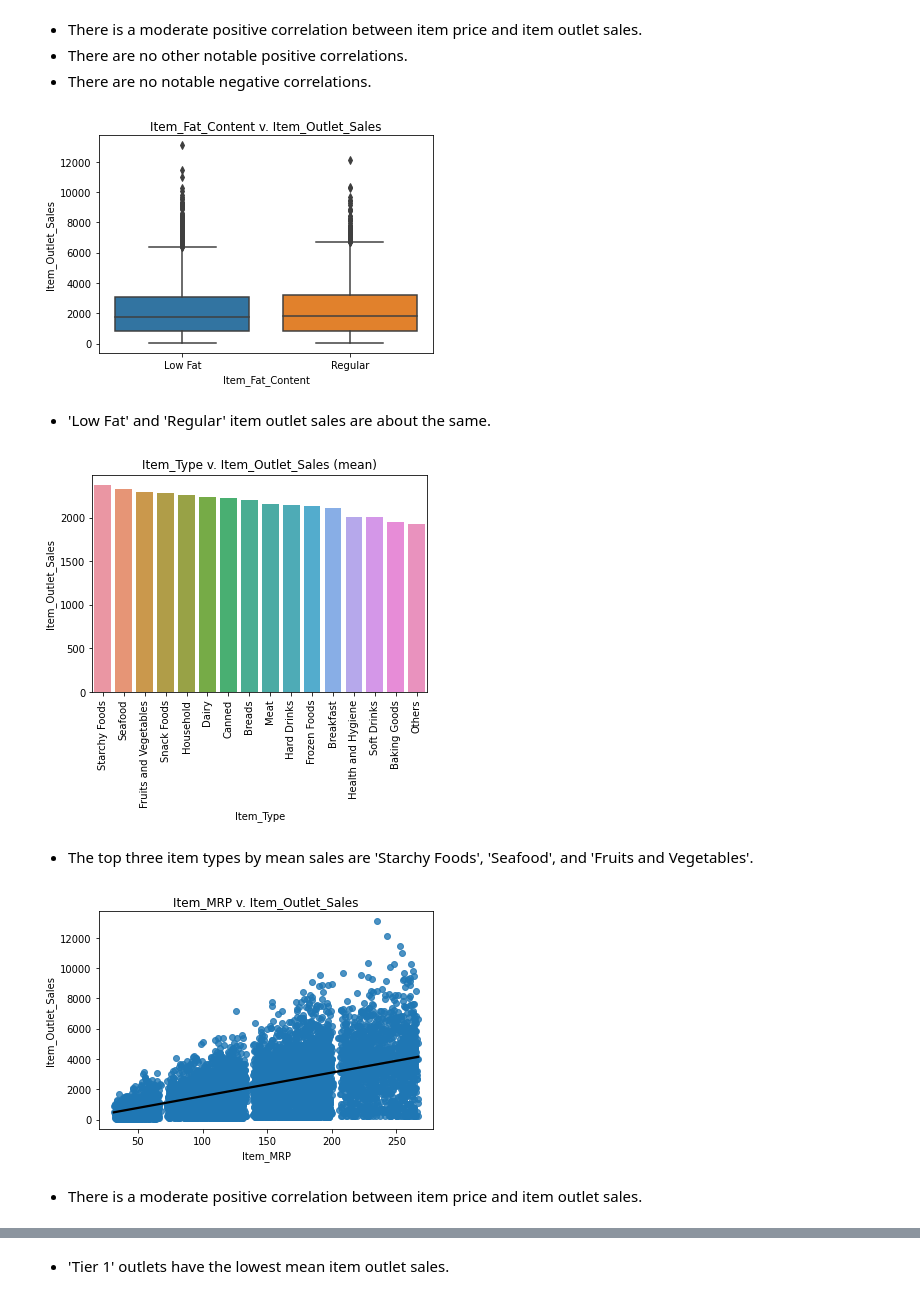
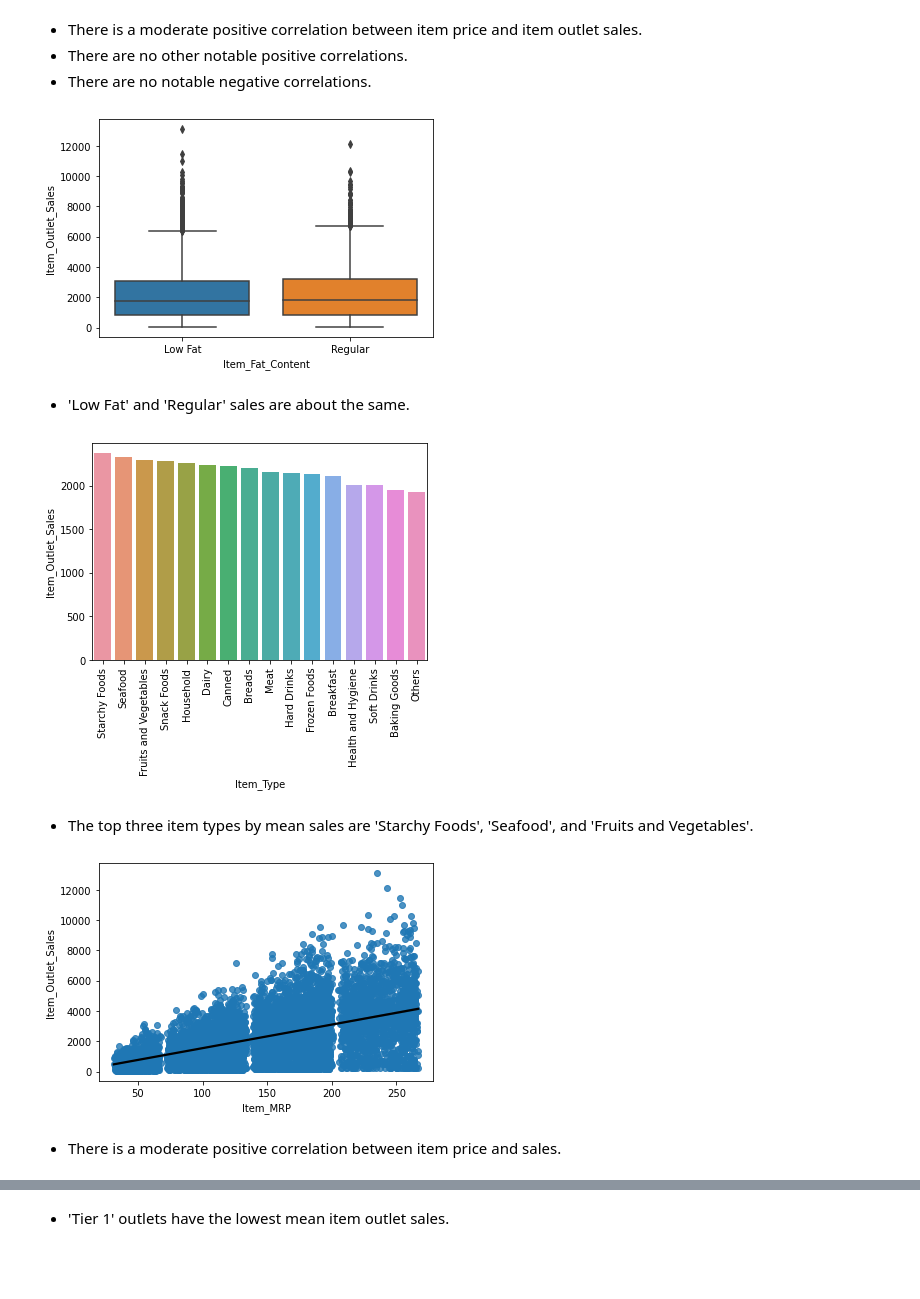
Before and after one commit to osluder/food-sales-predictions, a Jupyter notebook: sales_predictions.ipynb, the cells around one changed output, grey strips where cells are left out. Saved outputs shown, nothing was run; the diff lists cells and outputs as text; code cells hidden in the pictures; blank space fills up the shorter version.

```diff
--- a/sales_predictions.ipynb
+++ b/sales_predictions.ipynb
@@ -386,6 +385,5 @@ dtype: int64
 # %%
 filter = df['Outlet_Type'] == 'Grocery Store'
 df[filter] = df[filter].fillna({'Outlet_Size': 'Small'})
-#df = df.fillna({'Outlet_Size': 'Unknown'})
-df = df.fillna({'Outlet_Size': 'High'})
+df = df.fillna({'Outlet_Size': 'Unknown'})
 # %% [markdown]
@@ -486,0 +491,3 @@ Name: Item_Visibility, dtype: float64
+# %%
+df['Item_Visibility'] = df['Item_Visibility'].replace({0.0: df['Item_Visibility'].mean()})
+df['Item_Visibility'].describe()
@@ -698,22 +730,23 @@ plt.show()
 # %%
 # Item_Fat_Content v. Item_Outlet_Sales
 sns.boxplot(data=df, x='Item_Fat_Content', y='Item_Outlet_Sales')
-plt.title('Item_Fat_Content v. Item_Outlet_Sales')
 plt.show()
 # %% [output]
-[figure, old version]
+[figure, new version]
 # %% [markdown]
-- 'Low Fat' and 'Regular' item outlet sales are about the same.
+- 'Low Fat' and 'Regular' sales are about the same.
 # %%
 # Item_Type v. Item_Outlet_Sales (mean)
 sales_by_outlet = df.groupby('Item_Type')['Item_Outlet_Sales'].mean().sort_values(ascending=False)
+
 ax = sns.barplot(x=sales_by_outlet.index, y=sales_by_outlet.values)
-ax.set_title('Item_Type v. Item_Outlet_Sales (mean)')
+
+plt.xticks(rotation=90)
 ax.set_ylabel('Item_Outlet_Sales')
-plt.xticks(rotation=90)
+
 plt.show()
 # %% [output]
-[figure, old version]
+[figure, new version]
 # %% [markdown]
 - The top three item types by mean sales are 'Starchy Foods', 'Seafood', and 'Fruits and Vegetables'.
 # %%
@@ -721,12 +754,12 @@ plt.show()
 ax = sns.regplot(data=df,
                  x='Item_MRP', y='Item_Outlet_Sales',
                  line_kws={'color': 'black', 'linestyle': '-'})
-ax.set_title('Item_MRP v. Item_Outlet_Sales')
+
 plt.show()
 # %% [output]
-[figure, old version]
+[figure, new version]
 # %% [markdown]
-- There is a moderate positive correlation between item price and item outlet sales.
+- There is a moderate positive correlation between item price and sales.
 # %%
 # Outlet_Identifier v. Item_Outlet_Sales (mean)
 sales_by_outlet = df.groupby('Outlet_Identifier')['Item_Outlet_Sales'].mean().sort_values(ascending=False)
```
Also changed, not shown: parts of 71 cells of this notebook.
